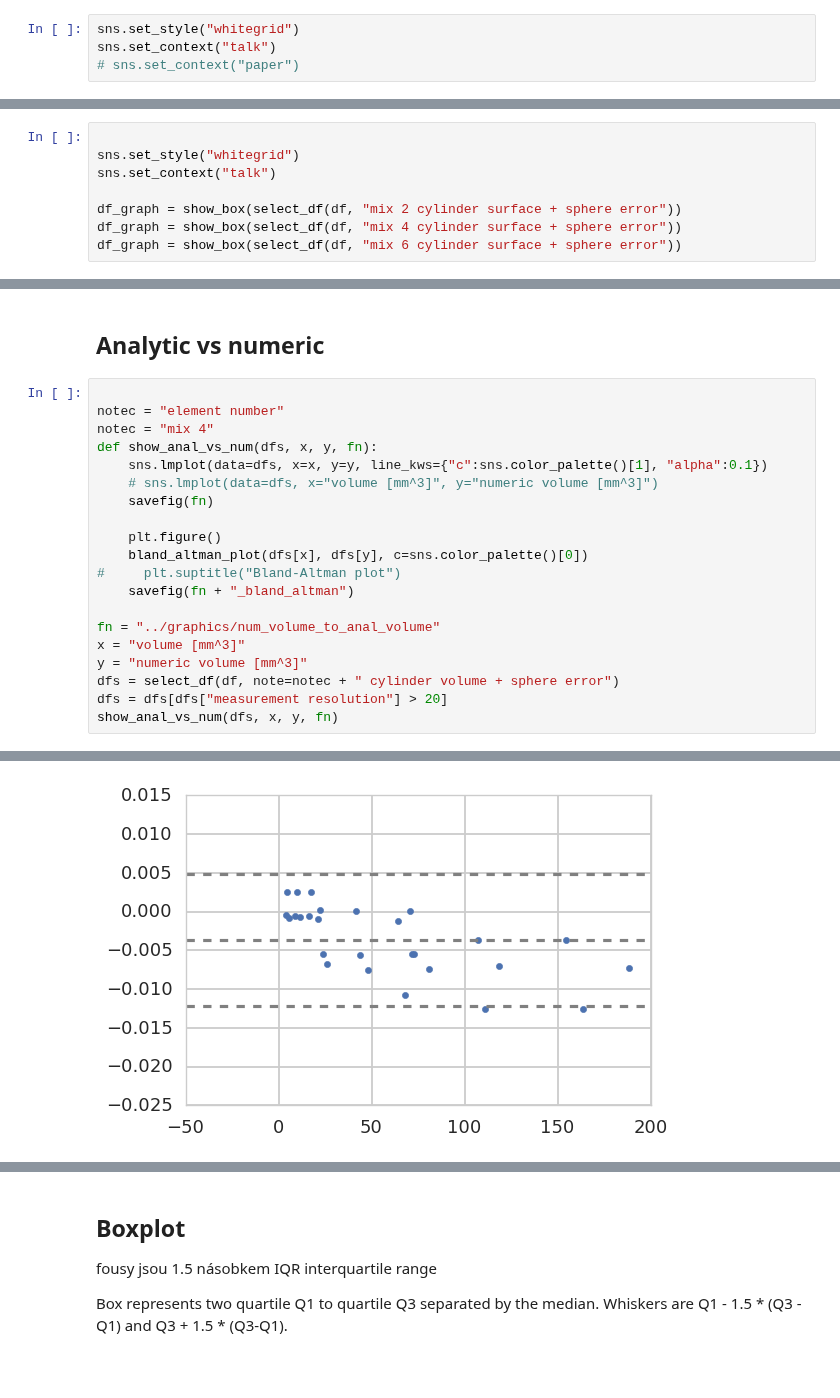
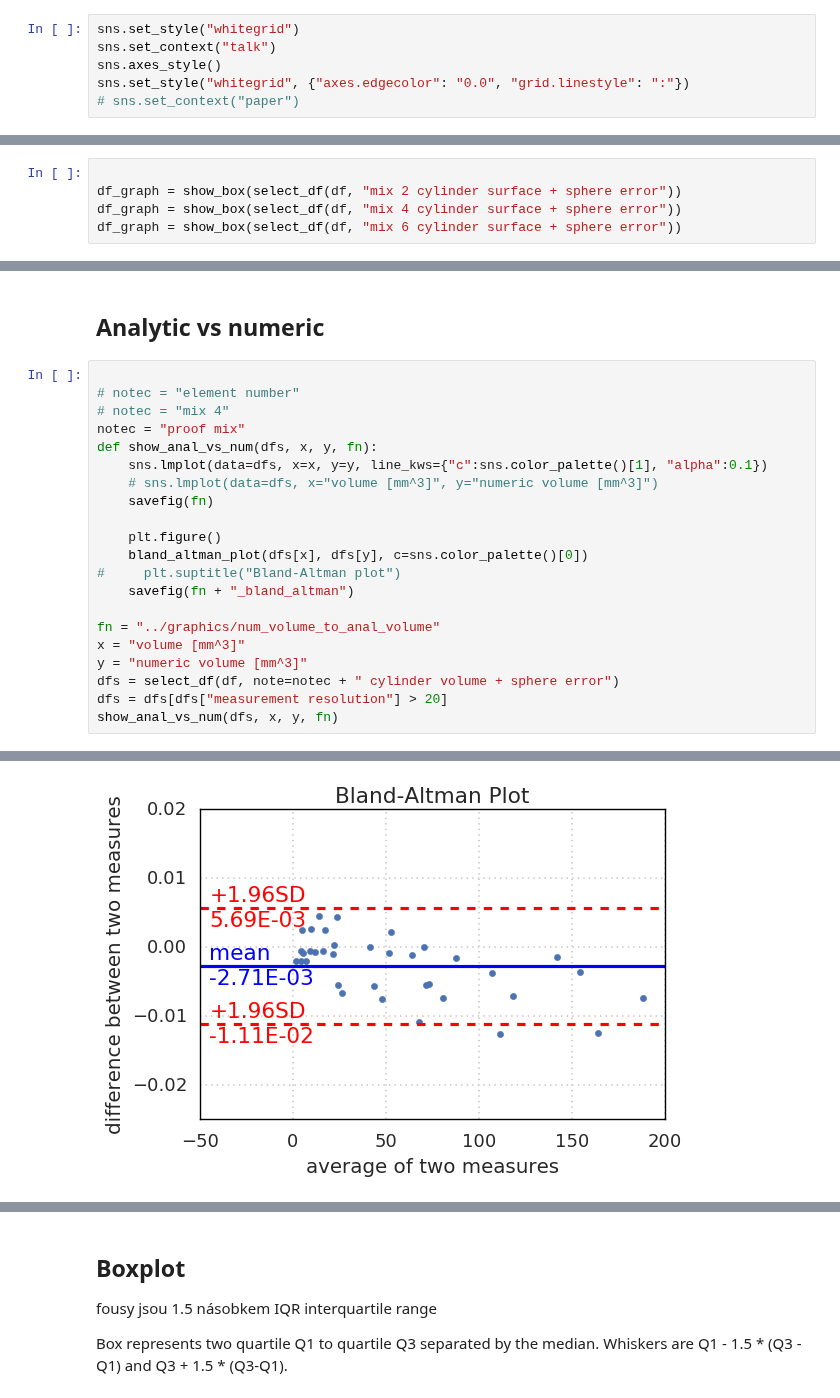
Before and after one commit to mjirik/teigen, a Jupyter notebook: examples/paperfigures.ipynb, the cells around one changed output, grey strips where cells are left out. Cells and saved outputs as stored; diff of their text form; blank space fills up the shorter version.

Commit message:
altman and other graphs style update

```diff
--- a/examples/paperfigures.ipynb
+++ b/examples/paperfigures.ipynb
@@ -6,6 +7,8 @@ Populating the interactive namespace from numpy and matplotlib
 # %%
 sns.set_style("whitegrid")
 sns.set_context("talk")
+sns.axes_style()
+sns.set_style("whitegrid", {"axes.edgecolor": "0.0", "grid.linestyle": ":"})
 # sns.set_context("paper")
 # %%
 datapath
@@ -120,9 +123,6 @@ pd.DataFrame(data)
 
 Následující experimenty vypadají obstojně.  `mix 4` testuje vždy jen jeden objekt. Navíc to má dobrá čísla objemu při kompenzaci povrchu.
 # %%
-
-sns.set_style("whitegrid")
-sns.set_context("talk")
 
 df_graph = show_box(select_df(df, "mix 2 cylinder surface + sphere error"))
 df_graph = show_box(select_df(df, "mix 4 cylinder surface + sphere error"))
@@ -251,8 +266,9 @@ sns.lmplot(y=k1, x=k2, data=dfs, order=4,
 ## Analytic vs numeric
 # %%
 
-notec = "element number"
-notec = "mix 4"
+# notec = "element number"
+# notec = "mix 4"
+notec = "proof mix"
 def show_anal_vs_num(dfs, x, y, fn):
     sns.lmplot(data=dfs, x=x, y=y, line_kws={"c":sns.color_palette()[1], "alpha":0.1})
     # sns.lmplot(data=dfs, x="volume [mm^3]", y="numeric volume [mm^3]")
@@ -274,4 +290,4 @@ show_anal_vs_num(dfs, x, y, fn)
-[figure, old version]
+[figure, new version]
 # %%
 x="surface [mm^2]"
 y="numeric surface [mm^2]"
```
Also changed, not shown: parts of 19 cells of this notebook, 4 other files.
